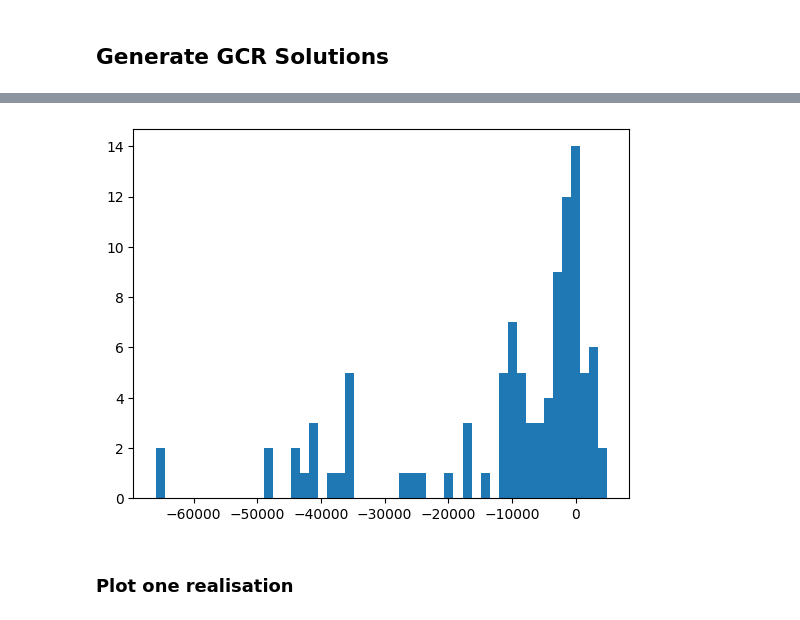
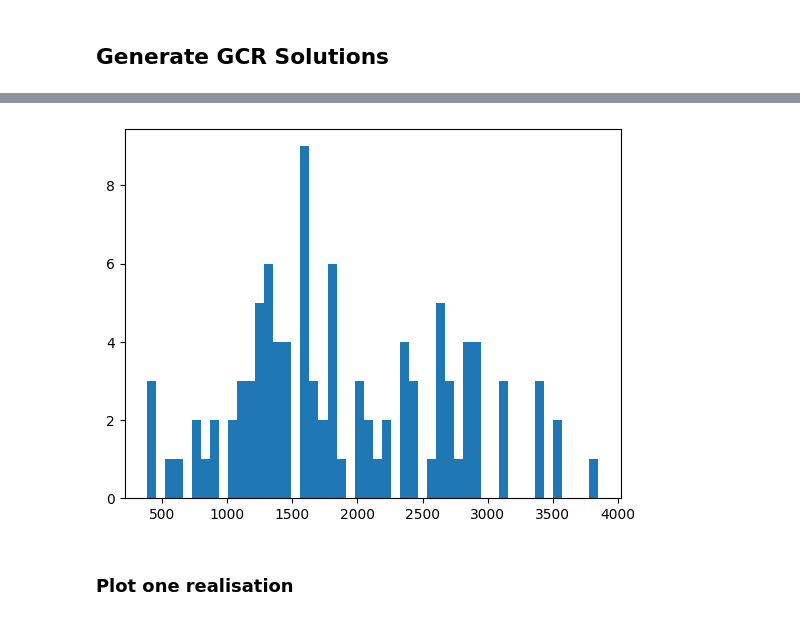
Before and after one commit to RHINO-Experiment/rhino-cal, a Jupyter notebook: nw_example.ipynb, the cells around one changed output, grey strips where cells are left out. Drawn from its saved outputs; the diff is of its cells as text; code cells hidden in the pictures.

```diff
--- a/nw_example.ipynb
+++ b/nw_example.ipynb
@@ -526,13 +544,13 @@ simulated_data_handler.generate_gcr_solutions_mulitprocess(n_gcr_sol=100)
 gcr_sol = np.array(simulated_data_handler.gcr_solutions)
 # %%
 
-plt.hist(gcr_sol[:,0], bins=50)
+plt.hist(gcr_sol[:,3], bins=50)
 plt.show()
 # import corner
 # corner.corner(gcr_sol)
 # plt.show()
 # %% [output]
-[figure, old version]
+[figure, new version]
 # %% [markdown]
 ### Plot one realisation
 # %%
```
Also changed, not shown: parts of 9 cells of this notebook, 1 other file.
